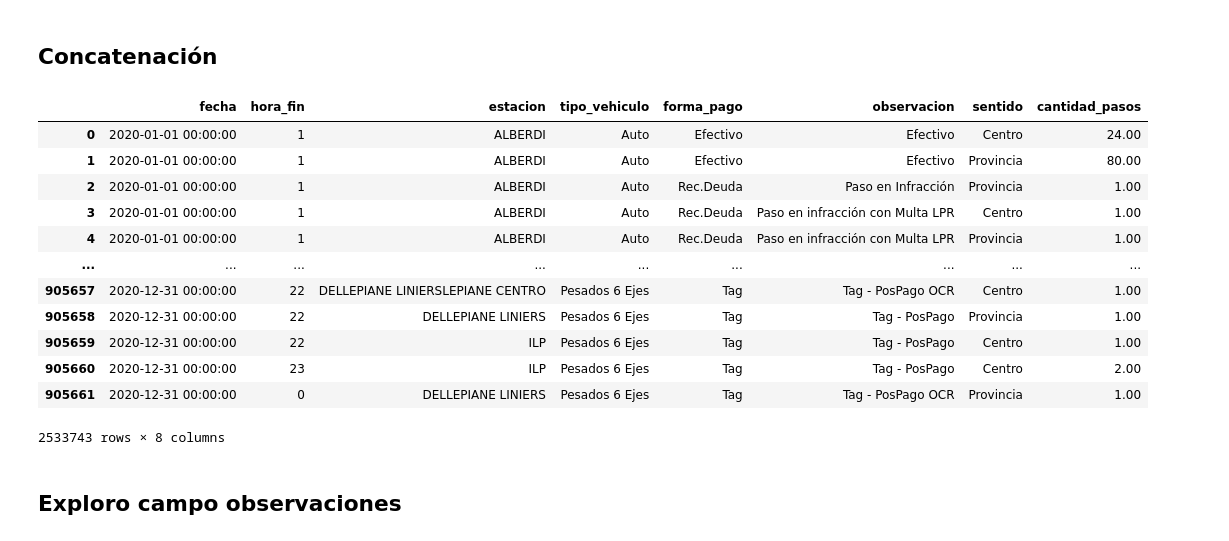
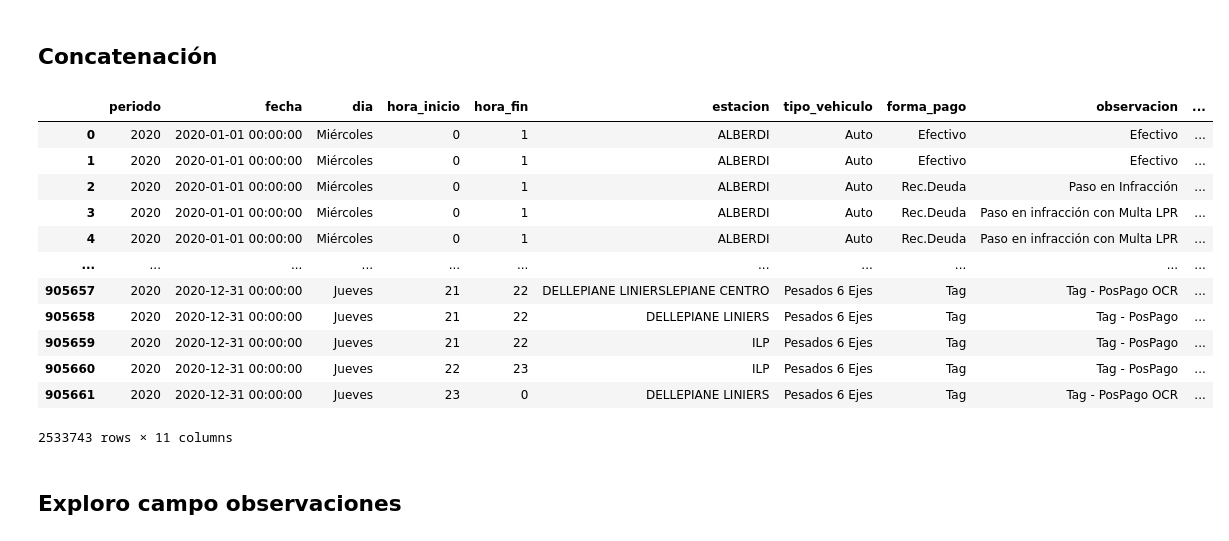
Before and after one commit to martinezalina/illia-p4, a Jupyter notebook: flujo-vehicular-2020.ipynb, the cells around one changed output. Saved outputs shown, nothing was run; the diff lists cells and outputs as text; code cells hidden in the pictures.

```diff
--- a/flujo-vehicular-2020.ipynb
+++ b/flujo-vehicular-2020.ipynb
@@ -95,25 +95,25 @@ data_2020_Q3
 # %%
 # Unifico datasets
 data_2020_full = pd.concat([data_2020_Q1, data_2020_Q2,data_2020_Q3])
 
 # Quito columnas que no son necesarias
-data_2020_full.drop(columns = ['Unnamed: 0','periodo','mes','dia','dia_fecha','hora_inicio'], inplace = True)
+data_2020_full.drop(columns = ['Unnamed: 0','mes','dia_fecha'], inplace = True)
 
 data_2020_full
 # %% [output]
-|  | fecha | hora_fin | estacion | tipo_vehiculo | forma_pago | observacion | sentido | cantidad_pasos |
-| 0 | 2020-01-01 00:00:00 | 1 | ALBERDI | Auto | Efectivo | Efectivo | Centro | 24.00 |
-| 1 | 2020-01-01 00:00:00 | 1 | ALBERDI | Auto | Efectivo | Efectivo | Provincia | 80.00 |
-| 2 | 2020-01-01 00:00:00 | 1 | ALBERDI | Auto | Rec.Deuda | Paso en Infracción | Provincia | 1.00 |
-| 3 | 2020-01-01 00:00:00 | 1 | ALBERDI | Auto | Rec.Deuda | Paso en infracción con Multa LPR | Centro | 1.00 |
-| 4 | 2020-01-01 00:00:00 | 1 | ALBERDI | Auto | Rec.Deuda | Paso en infracción con Multa LPR | Provincia | 1.00 |
-| ... | ... | ... | ... | ... | ... | ... | ... | ... |
-| 905657 | 2020-12-31 00:00:00 | 22 | DELLEPIANE LINIERSLEPIANE CENTRO | Pesados 6 Ejes | Tag | Tag - PosPago OCR | Centro | 1.00 |
-| 905658 | 2020-12-31 00:00:00 | 22 | DELLEPIANE LINIERS | Pesados 6 Ejes | Tag | Tag - PosPago | Provincia | 1.00 |
-| 905659 | 2020-12-31 00:00:00 | 22 | ILP | Pesados 6 Ejes | Tag | Tag - PosPago | Centro | 1.00 |
-| 905660 | 2020-12-31 00:00:00 | 23 | ILP | Pesados 6 Ejes | Tag | Tag - PosPago | Centro | 2.00 |
-| 905661 | 2020-12-31 00:00:00 | 0 | DELLEPIANE LINIERS | Pesados 6 Ejes | Tag | Tag - PosPago OCR | Provincia | 1.00 |
+|  | periodo | fecha | dia | hora_inicio | hora_fin | estacion | tipo_vehiculo | forma_pago | observacion | ... |
+| 0 | 2020 | 2020-01-01 00:00:00 | Miércoles | 0 | 1 | ALBERDI | Auto | Efectivo | Efectivo | ... |
+| 1 | 2020 | 2020-01-01 00:00:00 | Miércoles | 0 | 1 | ALBERDI | Auto | Efectivo | Efectivo | ... |
+| 2 | 2020 | 2020-01-01 00:00:00 | Miércoles | 0 | 1 | ALBERDI | Auto | Rec.Deuda | Paso en Infracción | ... |
+| 3 | 2020 | 2020-01-01 00:00:00 | Miércoles | 0 | 1 | ALBERDI | Auto | Rec.Deuda | Paso en infracción con Multa LPR | ... |
+| 4 | 2020 | 2020-01-01 00:00:00 | Miércoles | 0 | 1 | ALBERDI | Auto | Rec.Deuda | Paso en infracción con Multa LPR | ... |
+| ... | ... | ... | ... | ... | ... | ... | ... | ... | ... | ... |
+| 905657 | 2020 | 2020-12-31 00:00:00 | Jueves | 21 | 22 | DELLEPIANE LINIERSLEPIANE CENTRO | Pesados 6 Ejes | Tag | Tag - PosPago OCR | ... |
+| 905658 | 2020 | 2020-12-31 00:00:00 | Jueves | 21 | 22 | DELLEPIANE LINIERS | Pesados 6 Ejes | Tag | Tag - PosPago | ... |
+| 905659 | 2020 | 2020-12-31 00:00:00 | Jueves | 21 | 22 | ILP | Pesados 6 Ejes | Tag | Tag - PosPago | ... |
+| 905660 | 2020 | 2020-12-31 00:00:00 | Jueves | 22 | 23 | ILP | Pesados 6 Ejes | Tag | Tag - PosPago | ... |
+| 905661 | 2020 | 2020-12-31 00:00:00 | Jueves | 23 | 0 | DELLEPIANE LINIERS | Pesados 6 Ejes | Tag | Tag - PosPago OCR | ... |
-2533743 rows × 8 columns
+2533743 rows × 11 columns
 # %% [markdown]
 ## Exploro campo observaciones
 # %% [markdown]
```
Also changed, not shown: parts of 16 cells of this notebook, 2 other files.
